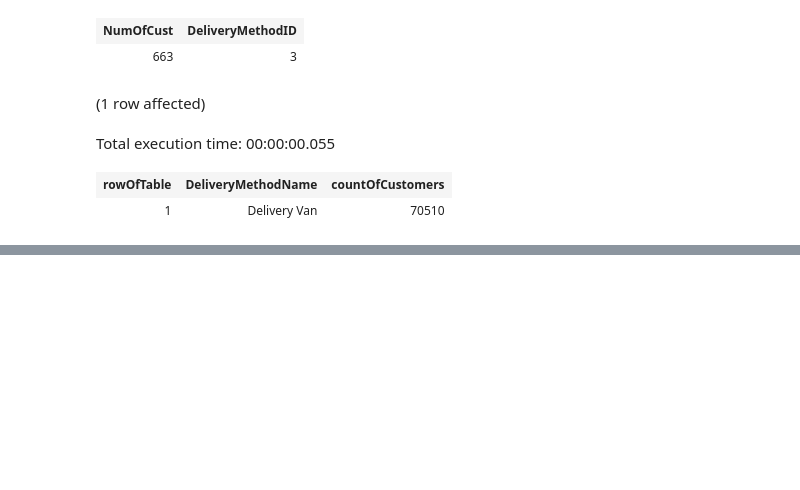
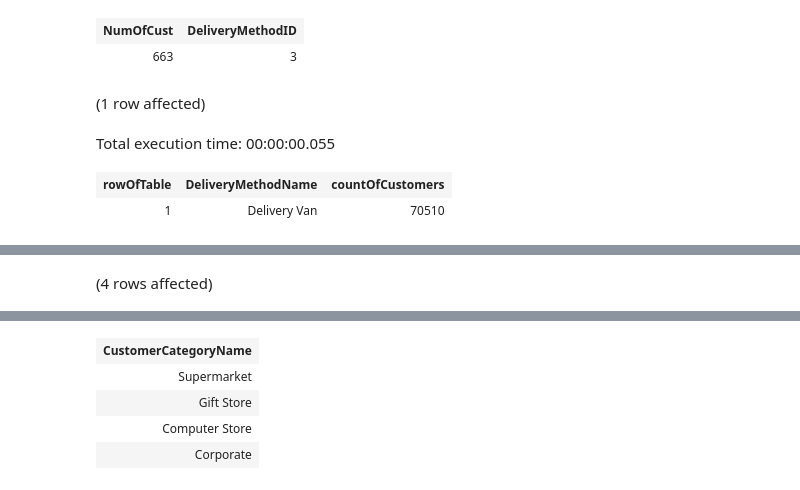
Before and after one commit to Miss4Chan/Databases, a Jupyter notebook: lab5.ipynb, the cells around one changed output, grey strips where cells are left out. Drawn from its saved outputs; the diff is of its cells as text; code cells hidden in the pictures; blank space fills up the shorter version.

```diff
--- a/lab5.ipynb
+++ b/lab5.ipynb
@@ -119,0 +137,11 @@ Total execution time: 00:00:00.055
+# %%
+-- Find the CustomerCategories that have at least one customer which had less than 100
+--StockItemTransactions.
+with countStockItemTransactions
+as (select s.CustomerID, count(*) countOfTransactions from Warehouse.StockItemTransactions s
+group by CustomerID)
+select distinct cc.CustomerCategoryName from countStockItemTransactions csit
+join Sales.Customers c on c.CustomerID = csit.CustomerID join Sales.CustomerCategories cc on c.CustomerCategoryId = cc.CustomerCategoryID
+where csit.countOfTransactions < 100
+# %% [output]
+(4 rows affected)
@@ -120,3 +149,8 @@ Total execution time: 00:00:00.055
+| CustomerCategoryName |
+| Supermarket |
+| Gift Store |
+| Computer Store |
+| Corporate |
 # %%
 --Find the Invoices where the products have been sold (SalespersonPersonID) by the same person
 --that has packed the package (PakcedByPersonID) and the PO Box of the customer is smaller
```
Also changed, not shown: parts of 3 cells of this notebook.
